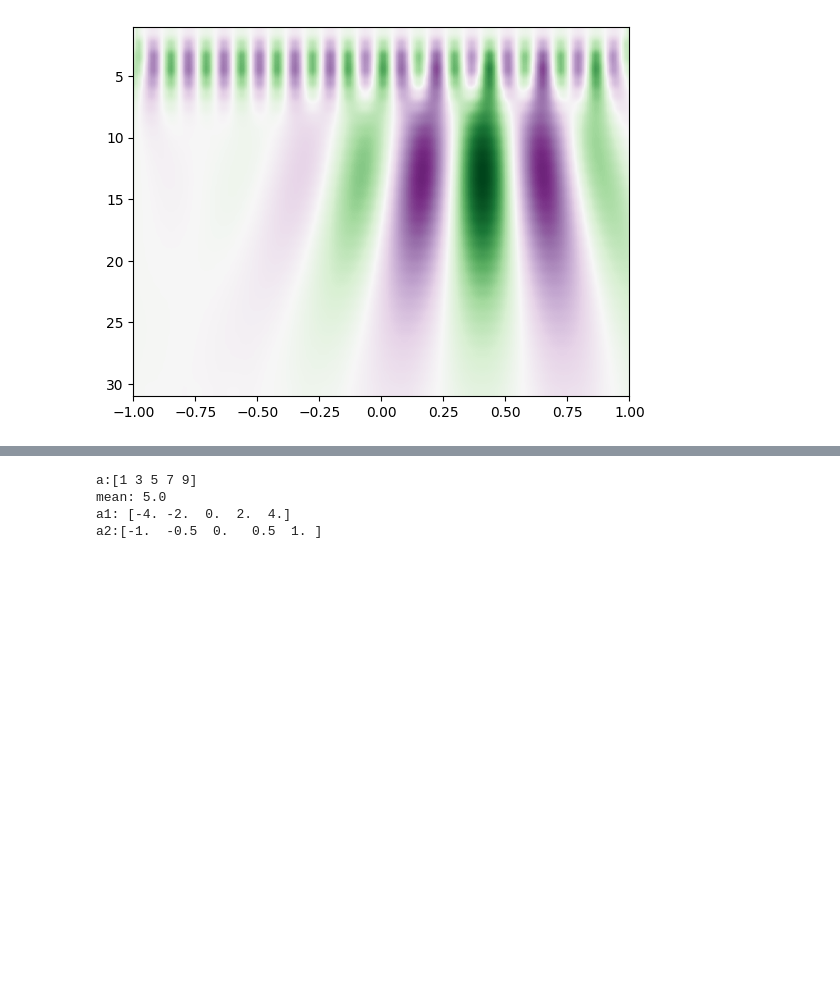
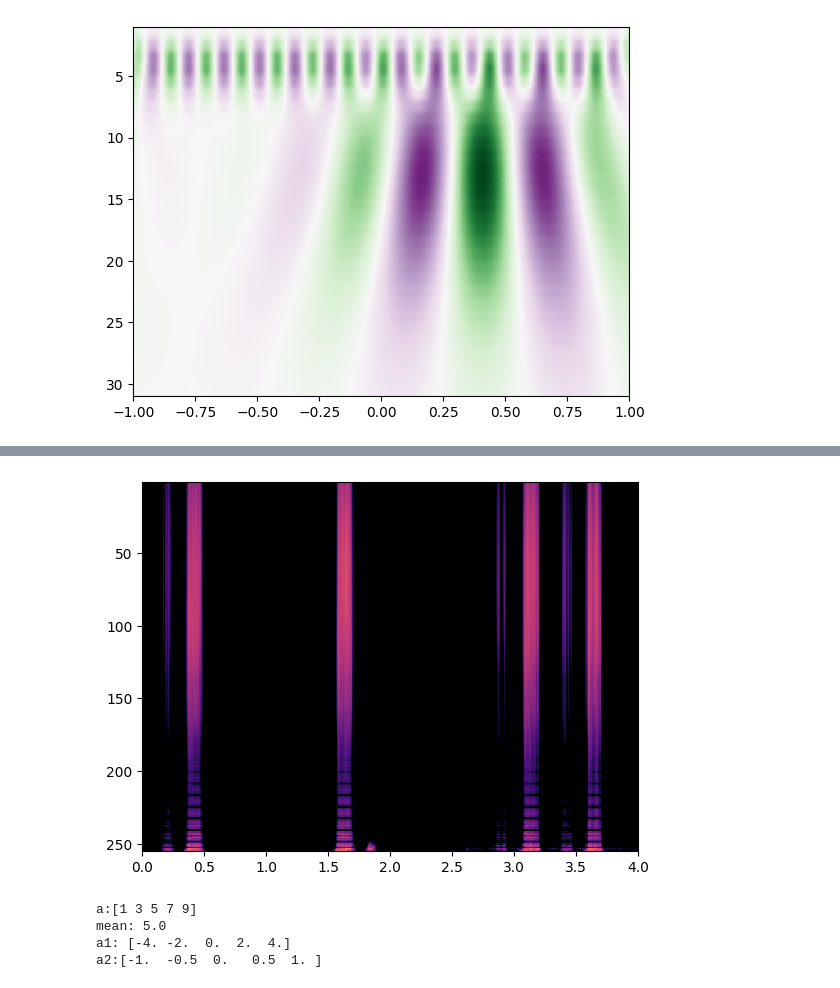
Before and after one commit to ryanz22/PestDataprocess, a Jupyter notebook: notebooks/numpy_scipy_study.ipynb, the cells around one changed output, grey strips where cells are left out. Saved outputs shown, nothing was run; the diff lists cells and outputs as text; code cells hidden in the pictures; blank space fills up the shorter version.

```diff
--- a/notebooks/numpy_scipy_study.ipynb
+++ b/notebooks/numpy_scipy_study.ipynb
@@ -91,3 +90,11 @@ plt.show()
+# %%
+
+cwtmatr, _ = cwt3(d1, 10, sr1, 40.0)
+plt.imshow(librosa.amplitude_to_db(cwtmatr), extent=[0.0, dura1,
+    cwtmatr.shape[0], 1], cmap='magma', aspect='auto', vmax=0, vmin=-60)
+plt.show()
+# %% [output]
+[figure, added]
 # %%
 a = np.arange(1, 10, 2)
 print(f'a:{a}')
```
Also changed, not shown: parts of 2 cells of this notebook, 1 other file.
